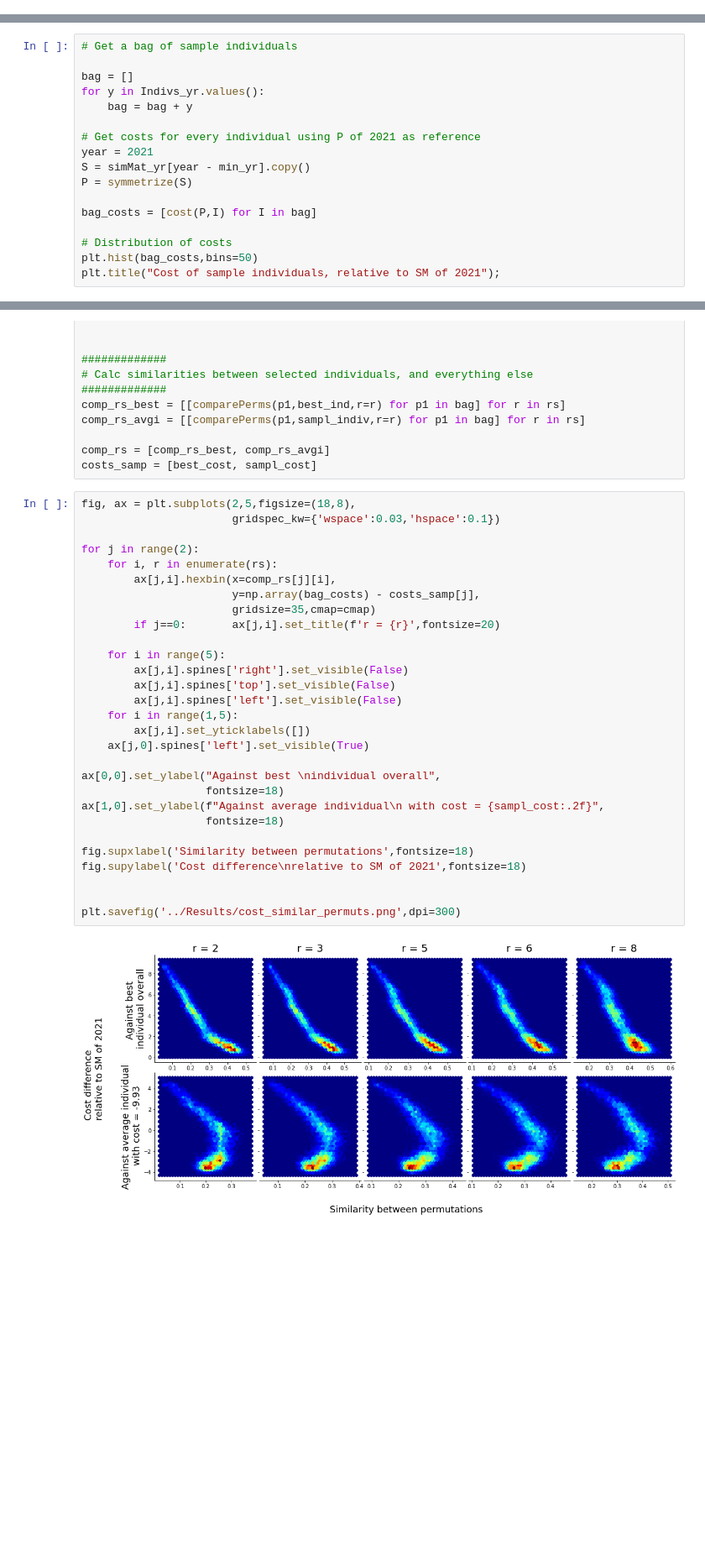
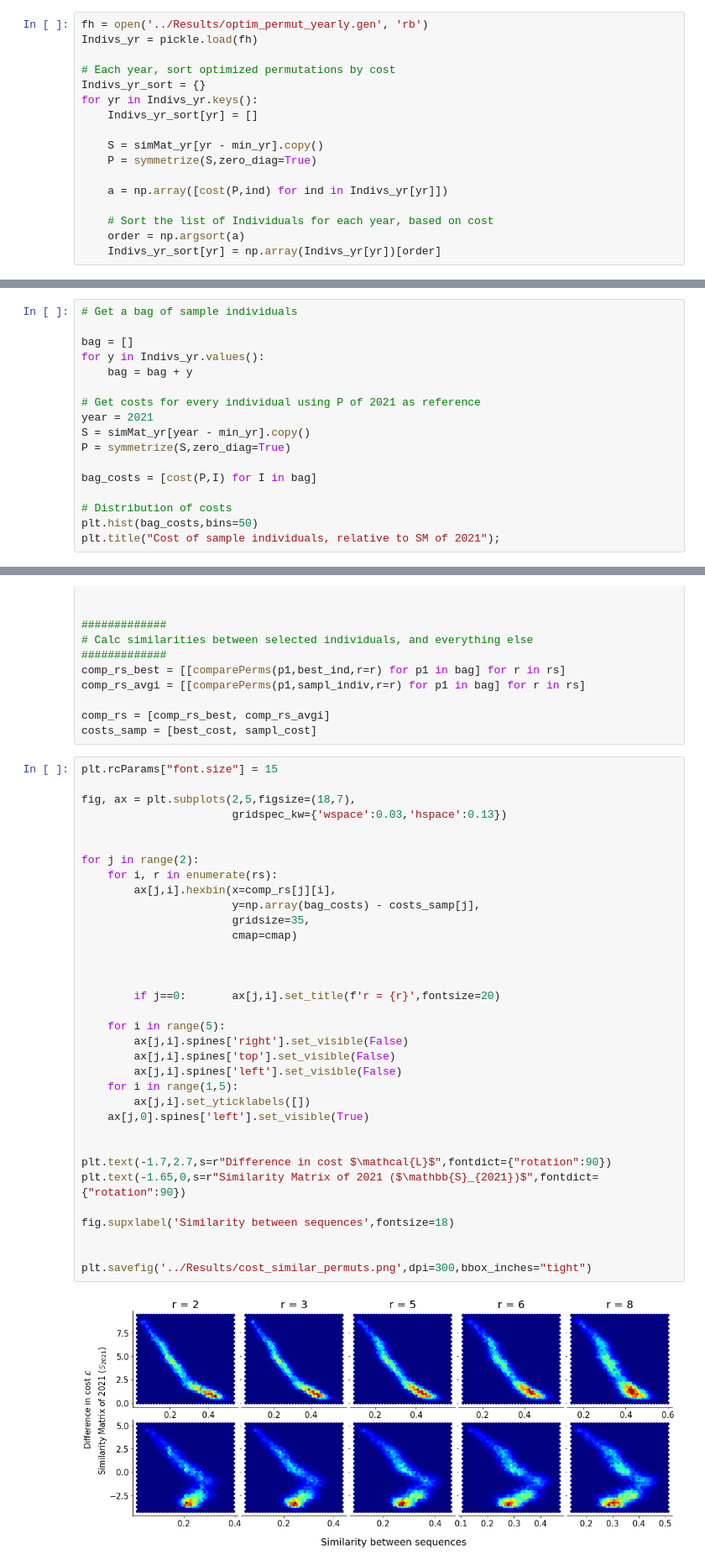
Before and after one commit to doncamilom/1868_SubstancesStudy, a Jupyter notebook: periodSys/Notebooks/SimMat_PermOpt_HistMat.ipynb, the cells around one changed output, grey strips where cells are left out. Shown at 84% size. Cells and saved outputs as stored; diff of their text form; blank space fills up the shorter version.

```diff
--- a/periodSys/Notebooks/SimMat_PermOpt_HistMat.ipynb
+++ b/periodSys/Notebooks/SimMat_PermOpt_HistMat.ipynb
@@ -44,4 +72,21 @@ plot_simMat_yr(simMat_yr,year,min_yr=min_yr,raw=0,scale=15,
 ## Optimal Permutations: 1D-Periodic Systems.
 
 - Calculate errors of previously computed permutations (i.e. Atomic Number ordering, and others from refs. [Pettifor](https://www.sciencedirect.com/science/article/pii/0038109884907658) and [Glawe et.al.](https://iopscience.iop.org/article/10.1088/1367-2630/18/9/093011))
+# %%
+fh = open('../Results/optim_permut_yearly.gen', 'rb')
+Indivs_yr = pickle.load(fh)
+
+# Each year, sort optimized permutations by cost
+Indivs_yr_sort = {}
+for yr in Indivs_yr.keys():
+    Indivs_yr_sort[yr] = []
+
+    S = simMat_yr[yr - min_yr].copy()
+    P = symmetrize(S,zero_diag=True)
+
+    a = np.array([cost(P,ind) for ind in Indivs_yr[yr]])
+
+    # Sort the list of Individuals for each year, based on cost
+    order = np.argsort(a)
+    Indivs_yr_sort[yr] = np.array(Indivs_yr[yr])[order]
 # %%
@@ -231,7 +456,7 @@ for y in Indivs_yr.values():
 # Get costs for every individual using P of 2021 as reference
 year = 2021
 S = simMat_yr[year - min_yr].copy()
-P = symmetrize(S)
+P = symmetrize(S,zero_diag=True)
 
 bag_costs = [cost(P,I) for I in bag]
 
@@ -289,36 +514,41 @@ comp_rs_avgi = [[comparePerms(p1,sampl_indiv,r=r) for p1 in bag] for r in rs]
 comp_rs = [comp_rs_best, comp_rs_avgi]
 costs_samp = [best_cost, sampl_cost]
 # %%
-fig, ax = plt.subplots(2,5,figsize=(18,8),
-                       gridspec_kw={'wspace':0.03,'hspace':0.1})
+plt.rcParams["font.size"] = 15
+
+fig, ax = plt.subplots(2,5,figsize=(18,7),
+                       gridspec_kw={'wspace':0.03,'hspace':0.13})
+
 
 for j in range(2):
     for i, r in enumerate(rs):
         ax[j,i].hexbin(x=comp_rs[j][i],
                        y=np.array(bag_costs) - costs_samp[j],
-                       gridsize=35,cmap=cmap)
+                       gridsize=35,
+                       cmap=cmap)
+
+
+
         if j==0:       ax[j,i].set_title(f'r = {r}',fontsize=20)
 
     for i in range(5):
         ax[j,i].spines['right'].set_visible(False)
         ax[j,i].spines['top'].set_visible(False)
         ax[j,i].spines['left'].set_visible(False)
     for i in range(1,5):
         ax[j,i].set_yticklabels([])
     ax[j,0].spines['left'].set_visible(True)
 
-ax[0,0].set_ylabel("Against best \nindividual overall",
-                   fontsize=18)
-ax[1,0].set_ylabel(f"Against average individual\n with cost = {sampl_cost:.2f}",
-                   fontsize=18)
 
-fig.supxlabel('Similarity between permutations',fontsize=18)
-fig.supylabel('Cost difference\nrelative to SM of 2021',fontsize=18)
+plt.text(-1.7,2.7,s=r"Difference in cost $\mathcal{L}$",fontdict={"rotation":90})
+plt.text(-1.65,0,s=r"Similarity Matrix of 2021 ($\mathbb{S}_{2021})$",fontdict={"rotation":90})
+
+fig.supxlabel('Similarity between sequences',fontsize=18)
 
 
-plt.savefig('../Results/cost_similar_permuts.png',dpi=300)
+plt.savefig('../Results/cost_similar_permuts.png',dpi=300,bbox_inches="tight")
 # %% [output]
-[figure, old version]
+[figure, new version]
 # %% [markdown]
 ## It would in principle be desirable to use a value of r which is as small as possible, so that the interpretation still holds. With r=8, for instance, the concept of `neighborhood` is lost.
 
```
Also changed, not shown: parts of 31 cells of this notebook, 8 other files.
